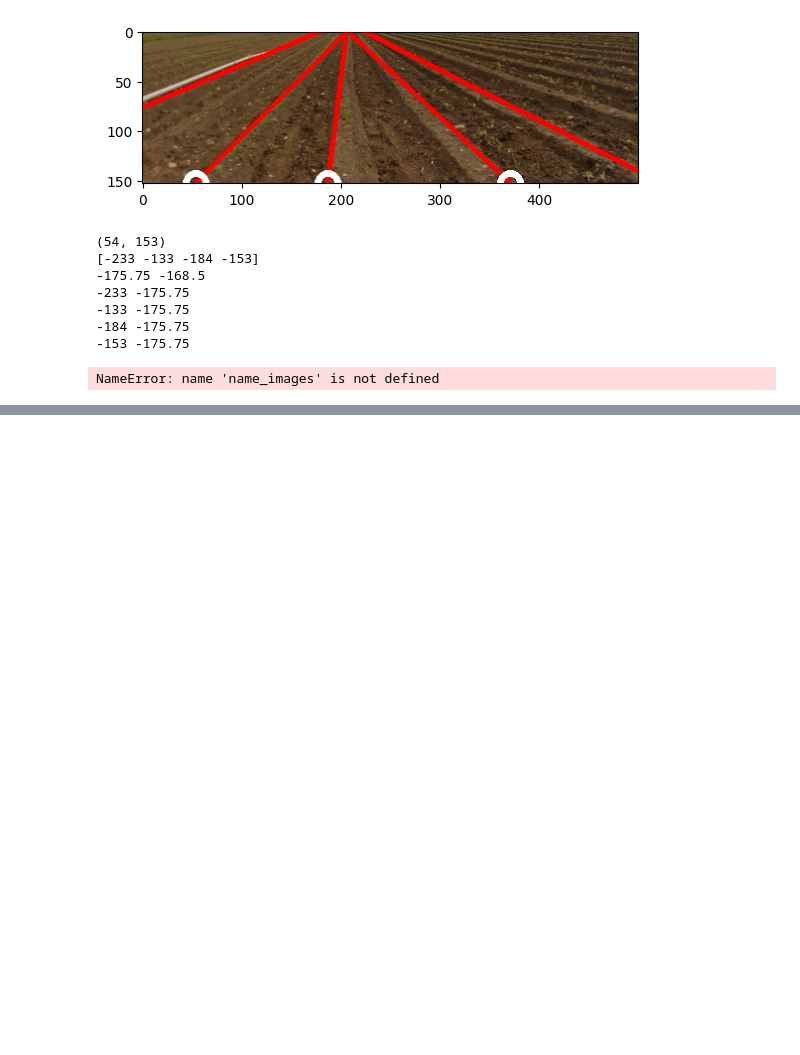
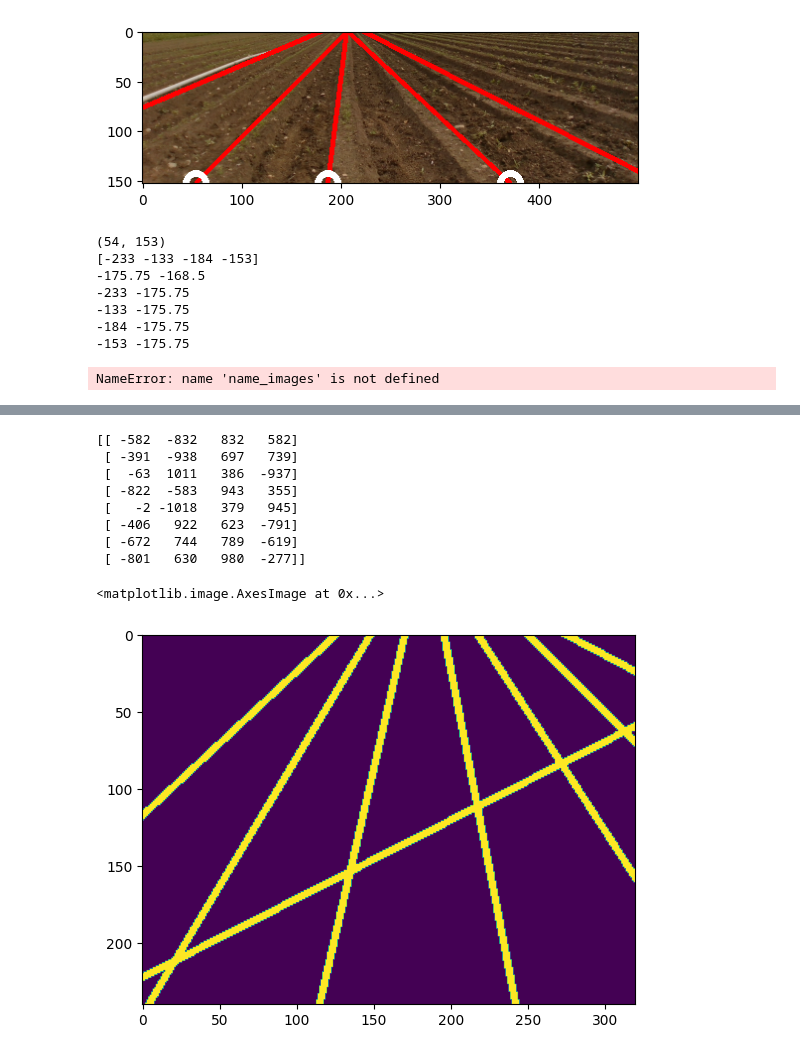
Before and after one commit to rmerat/Caterra-1, a Jupyter notebook: CompletePyCode/Debug2.ipynb, the cells around one changed output, grey strips where cells are left out. Cells and saved outputs as stored; diff of their text form; code cells hidden in the pictures; blank space fills up the shorter version.

```diff
--- a/CompletePyCode/Debug2.ipynb
+++ b/CompletePyCode/Debug2.ipynb
@@ -887,3 +899,6 @@ halfWidth = imageWidth/2;
 GTImage = cv2.imread(os.path.join(imagePath, name_images[0]))
 # %% [output]
 NameError: name 'name_images' is not defined
+# %%
+pts1 = np.asarray([(-582, -832), (-391, -938), (-63, 1011), (-822, -583), (-2, -1018), (-406, 922), (-672, 744), (-801, 630)])
+pts2 = np.asarray([(832, 582), (697, 739), (386, -937), (943, 355), (379, 945), (623, -791), (789, -619), (980, -277)])
@@ -889,0 +916,3 @@ NameError: name 'name_images' is not defined
+# %%
+tot = np.concatenate((pts1, pts2), axis=1)
+tot
@@ -889,0 +993,19 @@ NameError: name 'name_images' is not defined
+# %%
+import cv2
+import matplotlib.pyplot as plt
+test = np.zeros((240,320))
+print(tot)
+for p1x,p1y,p2x,p2y in tot :
+    cv2.line(test, (p1x,p1y), (p2x,p2y), (255,0,0), 3)
+plt.imshow(test)
+# %% [output]
+[[ -582  -832   832   582]
+ [ -391  -938   697   739]
+ [  -63  1011   386  -937]
+ [ -822  -583   943   355]
+ [   -2 -1018   379   945]
+ [ -406   922   623  -791]
+ [ -672   744   789  -619]
+ [ -801   630   980  -277]]
+<matplotlib.image.AxesImage at 0x...>
+[figure, added]
```
Also changed, not shown: parts of 22 cells of this notebook, 5 other files.
